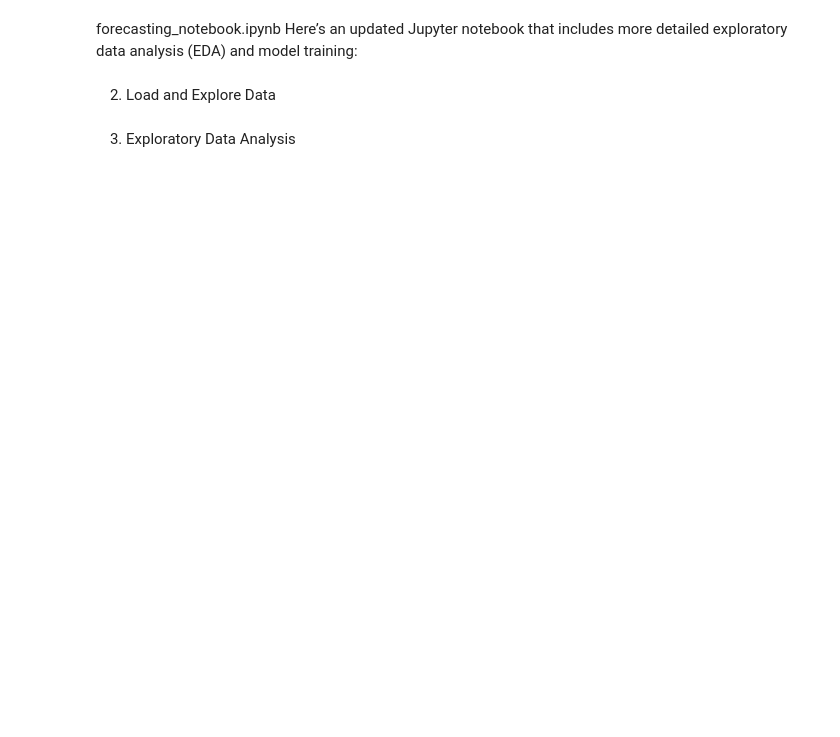
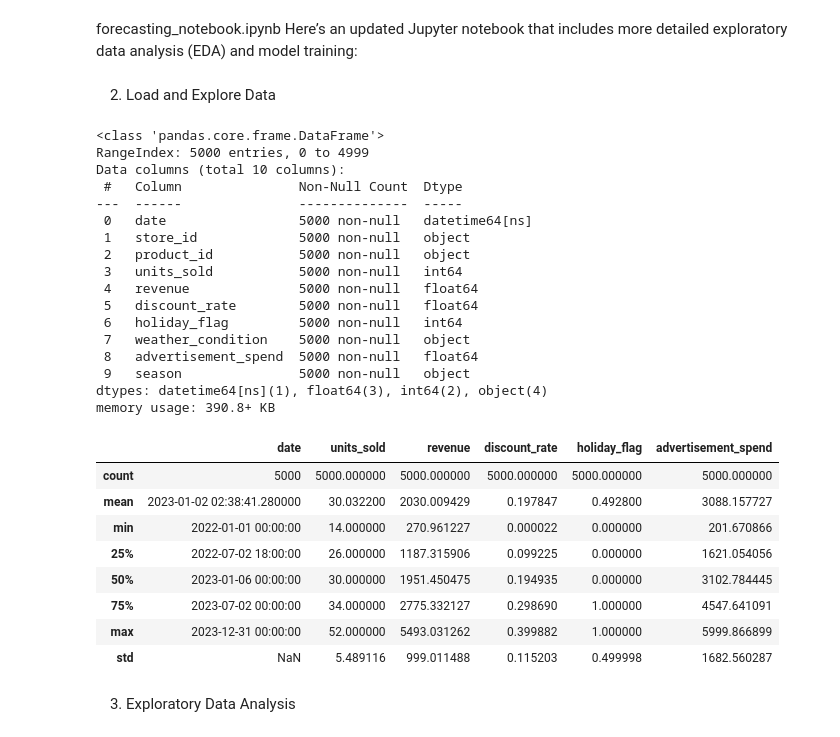
Before and after one commit to Seid-M-Adem/swiss-data-science-demos-, a Jupyter notebook: predictive_analytics_forecasting/notebooks/forecasting_notebook.ipynb, the cells around one changed output. Cells and saved outputs as stored; diff of their text form; code cells hidden in the pictures; blank space fills up the shorter version.

Commit message:
Initial commit with forecasting model and dataset

```diff
--- a/predictive_analytics_forecasting/notebooks/forecasting_notebook.ipynb
+++ b/predictive_analytics_forecasting/notebooks/forecasting_notebook.ipynb
@@ -19,19 +19,46 @@ from sklearn.preprocessing import LabelEncoder
 2. Load and Explore Data
 # %%
 # Load the dataset
-data = pd.read_csv('../data/sales_data.csv', parse_dates=['date'])
+data = pd.read_csv('/workspaces/swiss-data-science-demos-/predictive_analytics_forecasting/data/sales_data.csv', parse_dates=['date'])
 
 # Display basic info
 data.info()
 
 # Show the first few rows
 data.head()
 
 # Check for missing values
 data.isnull().sum()
 
 # Summary statistics
 data.describe()
+# %% [output]
+<class 'pandas.core.frame.DataFrame'>
+RangeIndex: 5000 entries, 0 to 4999
+Data columns (total 10 columns):
+ #   Column               Non-Null Count  Dtype
+---  ------               --------------  -----
+ 0   date                 5000 non-null   datetime64[ns]
+ 1   store_id             5000 non-null   object
+ 2   product_id           5000 non-null   object
+ 3   units_sold           5000 non-null   int64
+ 4   revenue              5000 non-null   float64
+ 5   discount_rate        5000 non-null   float64
+ 6   holiday_flag         5000 non-null   int64
+ 7   weather_condition    5000 non-null   object
+ 8   advertisement_spend  5000 non-null   float64
+ 9   season               5000 non-null   object
+dtypes: datetime64[ns](1), float64(3), int64(2), object(4)
+memory usage: 390.8+ KB
+|  | date | units_sold | revenue | discount_rate | holiday_flag | advertisement_spend |
+| count | 5000 | 5000.000000 | 5000.000000 | 5000.000000 | 5000.000000 | 5000.000000 |
+| mean | 2023-01-02 02:38:41.280000 | 30.032200 | 2030.009429 | 0.197847 | 0.492800 | 3088.157727 |
+| min | 2022-01-01 00:00:00 | 14.000000 | 270.961227 | 0.000022 | 0.000000 | 201.670866 |
+| 25% | 2022-07-02 18:00:00 | 26.000000 | 1187.315906 | 0.099225 | 0.000000 | 1621.054056 |
+| 50% | 2023-01-06 00:00:00 | 30.000000 | 1951.450475 | 0.194935 | 0.000000 | 3102.784445 |
+| 75% | 2023-07-02 00:00:00 | 34.000000 | 2775.332127 | 0.298690 | 1.000000 | 4547.641091 |
+| max | 2023-12-31 00:00:00 | 52.000000 | 5493.031262 | 0.399882 | 1.000000 | 5999.866899 |
+| std | NaN | 5.489116 | 999.011488 | 0.115203 | 0.499998 | 1682.560287 |
 # %% [markdown]
 3. Exploratory Data Analysis
 # %%
```
Also changed, not shown: parts of 5 cells of this notebook.
